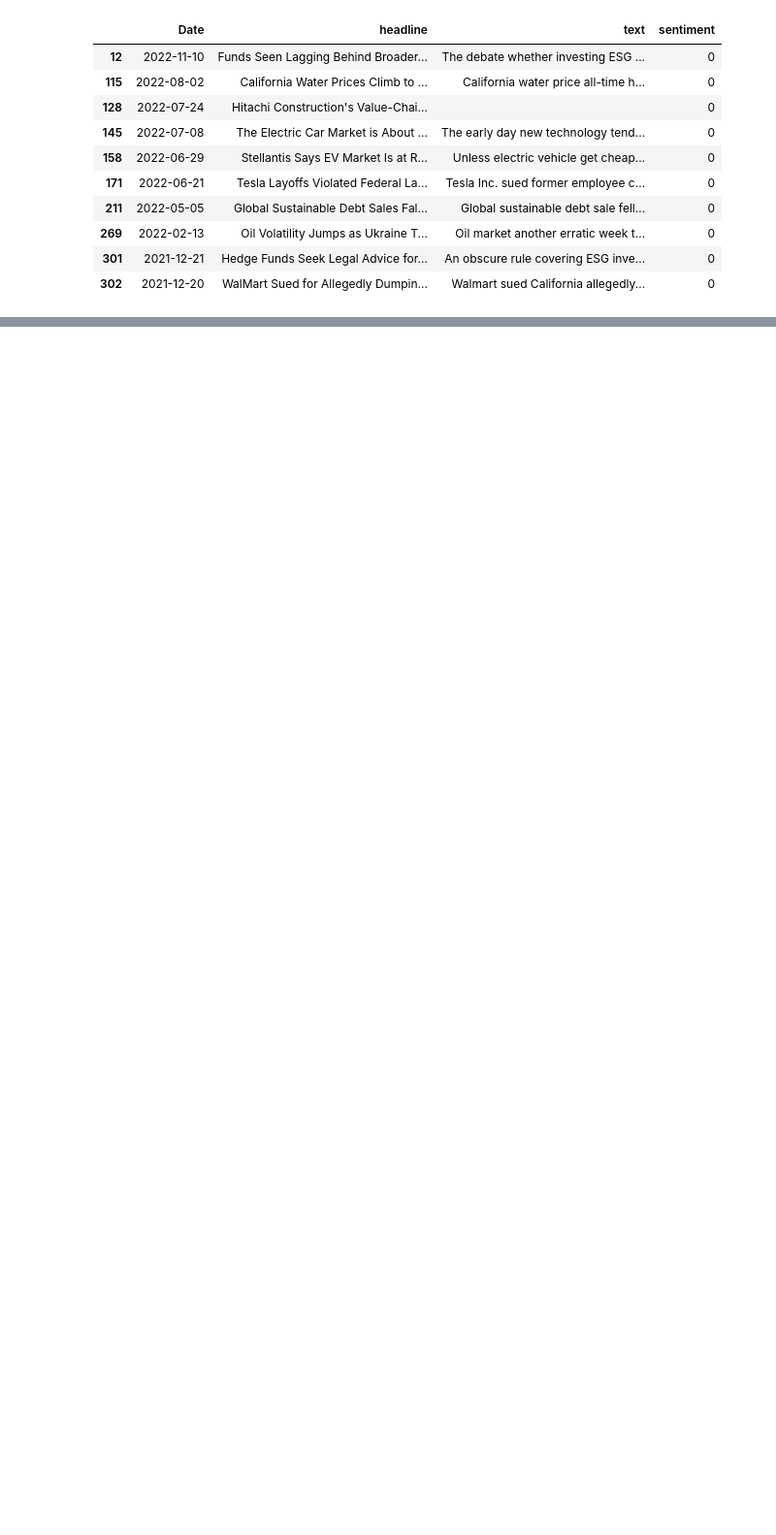
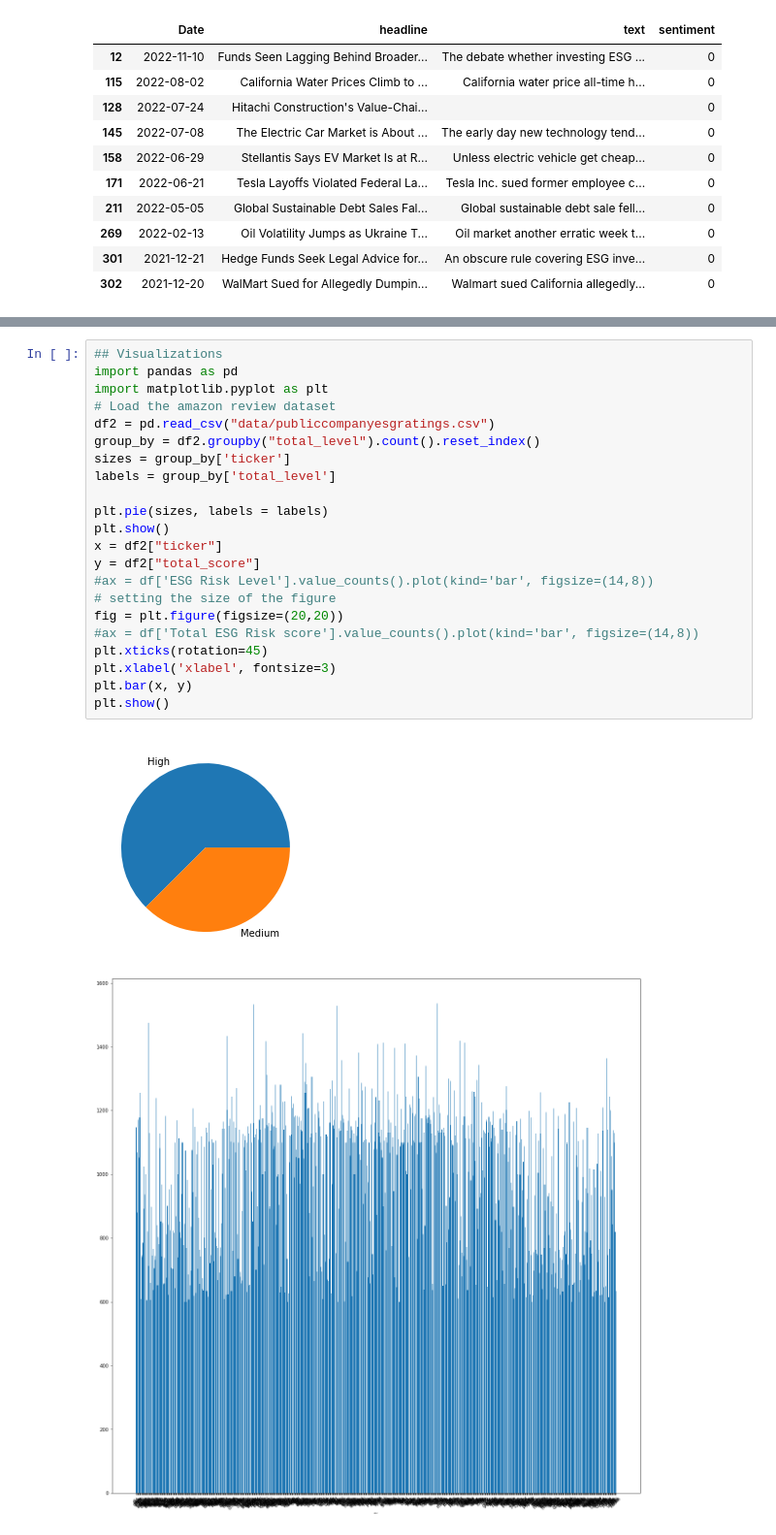
Before and after one commit to oksami/cs6320project, a Jupyter notebook: sentimentAnalysis.ipynb, the cells around one changed output, grey strips where cells are left out. Shown at 97% size. Drawn from its saved outputs; the diff is of its cells as text; blank space fills up the shorter version.

Commit message:
visualizations and connecting sentiment to scores/visualizations

```diff
--- a/sentimentAnalysis.ipynb
+++ b/sentimentAnalysis.ipynb
@@ -98,0 +126,25 @@ df.loc[df['sentiment']==0]
+# %%
+## Visualizations
+import pandas as pd
+import matplotlib.pyplot as plt
+# Load the amazon review dataset
+df2 = pd.read_csv("data/publiccompanyesgratings.csv")
+group_by = df2.groupby("total_level").count().reset_index()
+sizes = group_by['ticker']
+labels = group_by['total_level']
+
+plt.pie(sizes, labels = labels)
+plt.show()
+x = df2["ticker"]
+y = df2["total_score"]
+#ax = df['ESG Risk Level'].value_counts().plot(kind='bar', figsize=(14,8))
+# setting the size of the figure
+fig = plt.figure(figsize=(20,20))
+#ax = df['Total ESG Risk score'].value_counts().plot(kind='bar', figsize=(14,8))
+plt.xticks(rotation=45)
+plt.xlabel('xlabel', fontsize=3)
+plt.bar(x, y)
+plt.show()
+# %% [output]
+[figure, added]
+[figure, added]
```
Also changed, not shown: parts of 4 cells of this notebook.
